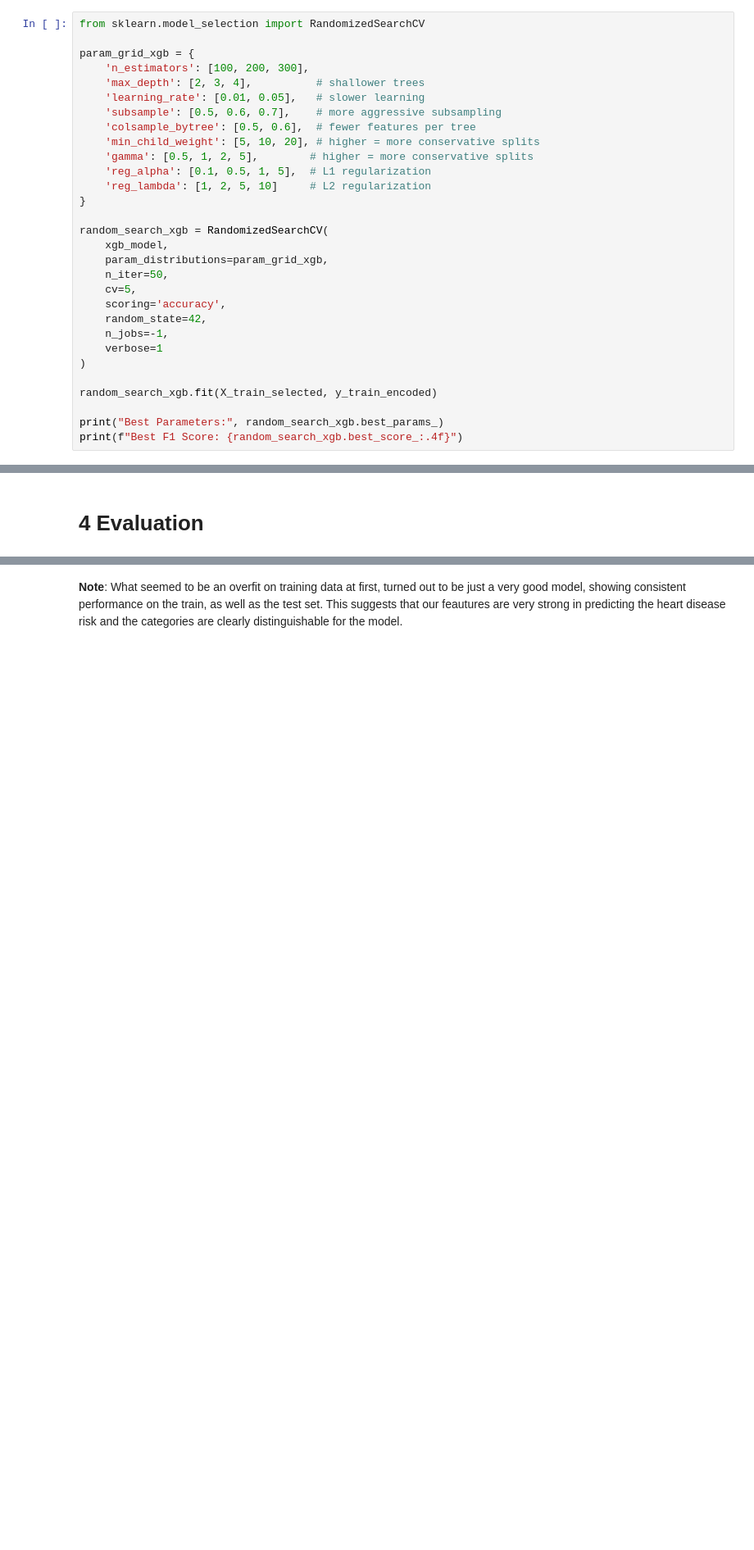
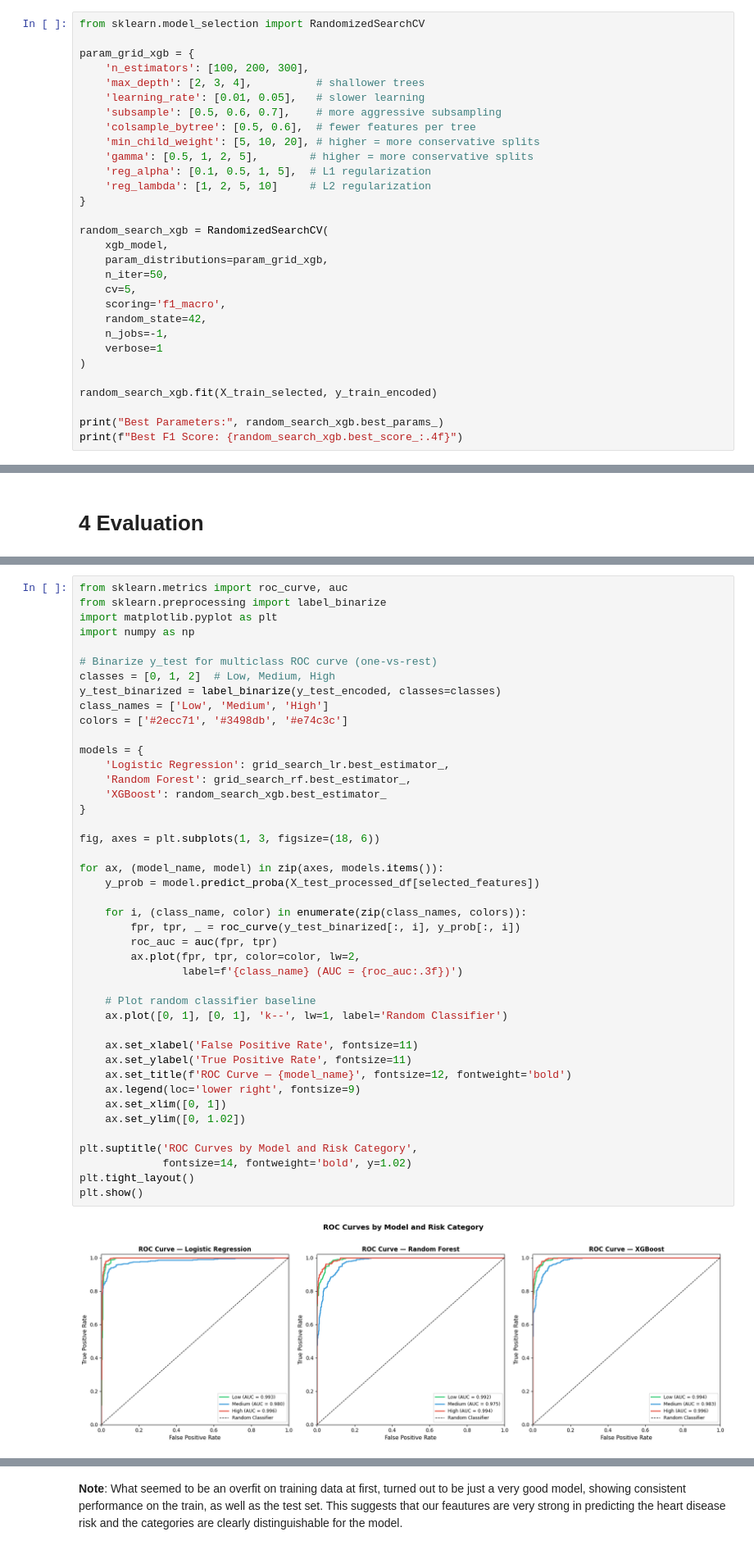
Before and after one commit to maxhaus31/Machine_Learning_HeartDiseaseDetection, a Jupyter notebook: 02_FeatureEngineering_and_Exploration.ipynb, the cells around one changed output, grey strips where cells are left out. Shown at 82% size. Saved outputs shown, nothing was run; the diff lists cells and outputs as text; blank space fills up the shorter version.

```diff
--- a/02_FeatureEngineering_and_Exploration.ipynb
+++ b/02_FeatureEngineering_and_Exploration.ipynb
@@ -594,7 +588,7 @@ random_search_xgb = RandomizedSearchCV(
     param_distributions=param_grid_xgb,
     n_iter=50,
     cv=5,
-    scoring='accuracy',
+    scoring='f1_macro',
     random_state=42,
     n_jobs=-1,
     verbose=1
@@ -654,0 +655,45 @@ print(classification_report(y_test_encoded, y_pred_baseline, target_names=le.cla
+# %%
+from sklearn.metrics import roc_curve, auc
+from sklearn.preprocessing import label_binarize
+import matplotlib.pyplot as plt
+import numpy as np
+
+# Binarize y_test for multiclass ROC curve (one-vs-rest)
+classes = [0, 1, 2]  # Low, Medium, High
+y_test_binarized = label_binarize(y_test_encoded, classes=classes)
+class_names = ['Low', 'Medium', 'High']
+colors = ['#2ecc71', '#3498db', '#e74c3c']
+
+models = {
+    'Logistic Regression': grid_search_lr.best_estimator_,
+    'Random Forest': grid_search_rf.best_estimator_,
+    'XGBoost': random_search_xgb.best_estimator_
+}
+
+fig, axes = plt.subplots(1, 3, figsize=(18, 6))
+
+for ax, (model_name, model) in zip(axes, models.items()):
+    y_prob = model.predict_proba(X_test_processed_df[selected_features])
+
+    for i, (class_name, color) in enumerate(zip(class_names, colors)):
+        fpr, tpr, _ = roc_curve(y_test_binarized[:, i], y_prob[:, i])
+        roc_auc = auc(fpr, tpr)
+        ax.plot(fpr, tpr, color=color, lw=2,
+                label=f'{class_name} (AUC = {roc_auc:.3f})')
+
+    # Plot random classifier baseline
+    ax.plot([0, 1], [0, 1], 'k--', lw=1, label='Random Classifier')
+
+    ax.set_xlabel('False Positive Rate', fontsize=11)
+    ax.set_ylabel('True Positive Rate', fontsize=11)
+    ax.set_title(f'ROC Curve — {model_name}', fontsize=12, fontweight='bold')
+    ax.legend(loc='lower right', fontsize=9)
+    ax.set_xlim([0, 1])
+    ax.set_ylim([0, 1.02])
+
+plt.suptitle('ROC Curves by Model and Risk Category',
+             fontsize=14, fontweight='bold', y=1.02)
+plt.tight_layout()
+plt.show()
+# %% [output]
+[figure, added]
```
Also changed, not shown: parts of 16 cells of this notebook.
